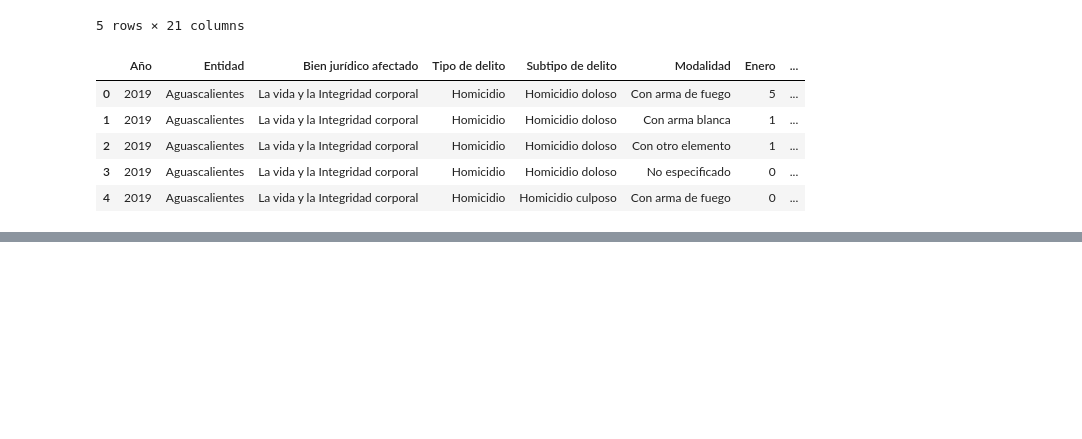
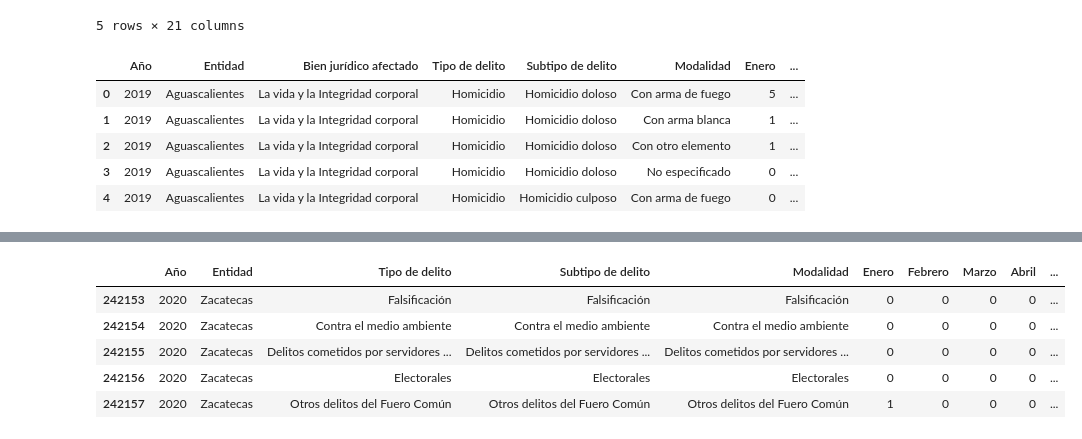
Before and after one commit to AleCano1/Analisis-Violencia-Mexico, a Jupyter notebook: Analisis_violencia_mexico.ipynb, the cells around one changed output, grey strips where cells are left out. Saved outputs shown, nothing was run; the diff lists cells and outputs as text; code cells hidden in the pictures; blank space fills up the shorter version.

```diff
--- a/Analisis_violencia_mexico.ipynb
+++ b/Analisis_violencia_mexico.ipynb
@@ -38,0 +55,9 @@ violencia_2019_df.head()
+# %%
+violencia_2020_df.tail()
+# %% [output]
+|  | Año | Entidad | Tipo de delito | Subtipo de delito | Modalidad | Enero | Febrero | Marzo | Abril | ... |
+| 242153 | 2020 | Zacatecas | Falsificación | Falsificación | Falsificación | 0 | 0 | 0 | 0 | ... |
+| 242154 | 2020 | Zacatecas | Contra el medio ambiente | Contra el medio ambiente | Contra el medio ambiente | 0 | 0 | 0 | 0 | ... |
+| 242155 | 2020 | Zacatecas | Delitos cometidos por servidores ... | Delitos cometidos por servidores ... | Delitos cometidos por servidores ... | 0 | 0 | 0 | 0 | ... |
+| 242156 | 2020 | Zacatecas | Electorales | Electorales | Electorales | 0 | 0 | 0 | 0 | ... |
+| 242157 | 2020 | Zacatecas | Otros delitos del Fuero Común | Otros delitos del Fuero Común | Otros delitos del Fuero Común | 1 | 0 | 0 | 0 | ... |
```
Also changed, not shown: parts of 9 cells of this notebook, 1 other file.
